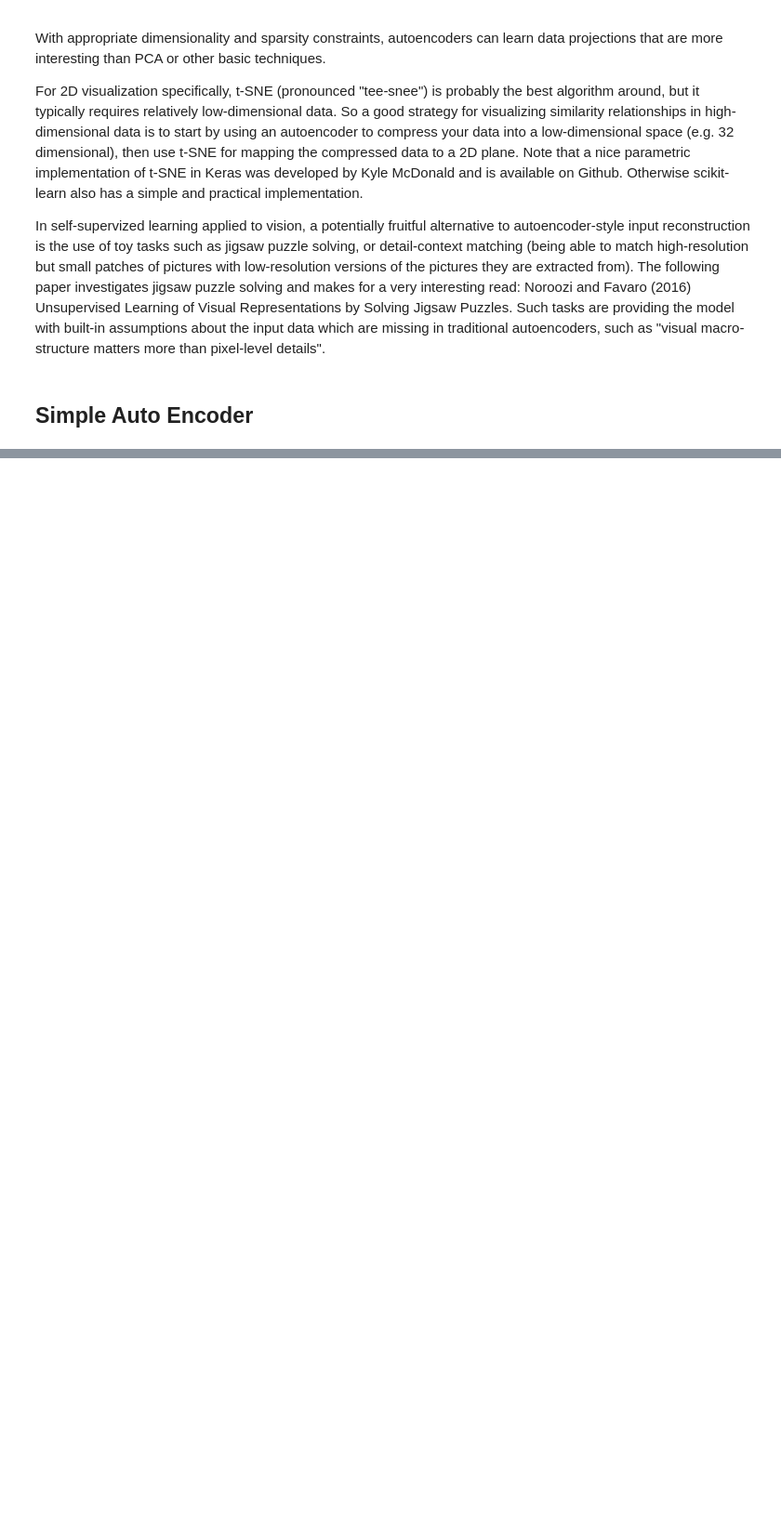
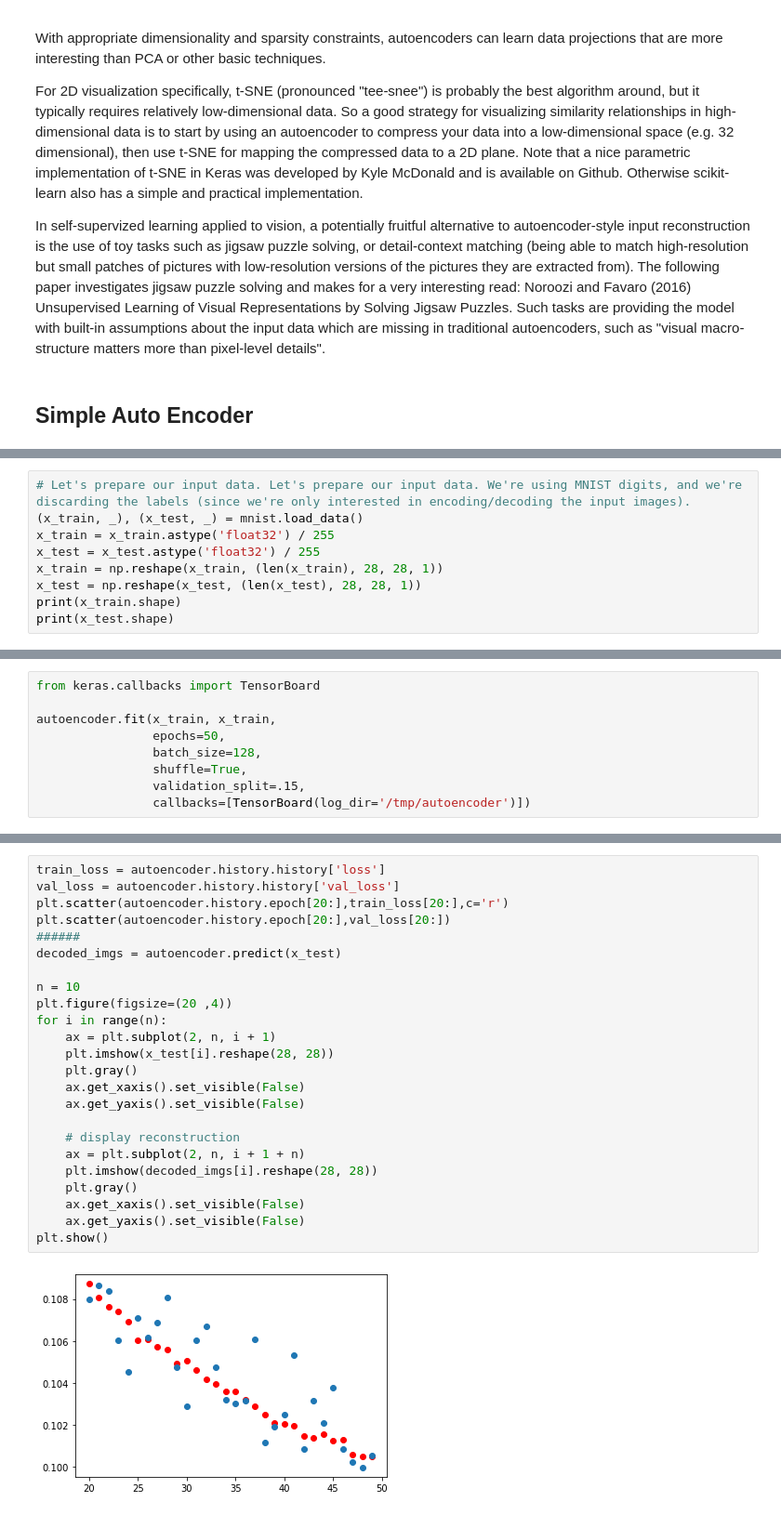
Before and after one commit to smortezavi/Auto_Encoder, a Jupyter notebook: Autoencoder_Basics.ipynb, the cells around one changed output, grey strips where cells are left out. Shown at 93% size. Drawn from its saved outputs; the diff is of its cells as text; blank space fills up the shorter version.

```diff
--- a/Autoencoder_Basics.ipynb
+++ b/Autoencoder_Basics.ipynb
@@ -169,0 +426,9 @@ array([ 3.7831326 ,  8.465745  , 10.284867  ,  1.4069859 ,  7.680278  ,
+# %%
+# Let's prepare our input data. Let's prepare our input data. We're using MNIST digits, and we're discarding the labels (since we're only interested in encoding/decoding the input images).
+(x_train, _), (x_test, _) = mnist.load_data()
+x_train = x_train.astype('float32') / 255
+x_test = x_test.astype('float32') / 255
+x_train = np.reshape(x_train, (len(x_train), 28, 28, 1))
+x_test = np.reshape(x_test, (len(x_test), 28, 28, 1))
+print(x_train.shape)
+print(x_test.shape)
@@ -169,0 +440,9 @@ array([ 3.7831326 ,  8.465745  , 10.284867  ,  1.4069859 ,  7.680278  ,
+# %%
+from keras.callbacks import TensorBoard
+
+autoencoder.fit(x_train, x_train,
+                epochs=50,
+                batch_size=128,
+                shuffle=True,
+                validation_split=.15,
+                callbacks=[TensorBoard(log_dir='/tmp/autoencoder')])
@@ -169,0 +468,26 @@ array([ 3.7831326 ,  8.465745  , 10.284867  ,  1.4069859 ,  7.680278  ,
+# %%
+train_loss = autoencoder.history.history['loss']
+val_loss = autoencoder.history.history['val_loss']
+plt.scatter(autoencoder.history.epoch[20:],train_loss[20:],c='r')
+plt.scatter(autoencoder.history.epoch[20:],val_loss[20:])
+######
+decoded_imgs = autoencoder.predict(x_test)
+
+n = 10
+plt.figure(figsize=(20 ,4))
+for i in range(n):
+    ax = plt.subplot(2, n, i + 1)
+    plt.imshow(x_test[i].reshape(28, 28))
+    plt.gray()
+    ax.get_xaxis().set_visible(False)
+    ax.get_yaxis().set_visible(False)
+
+    # display reconstruction
+    ax = plt.subplot(2, n, i + 1 + n)
+    plt.imshow(decoded_imgs[i].reshape(28, 28))
+    plt.gray()
+    ax.get_xaxis().set_visible(False)
+    ax.get_yaxis().set_visible(False)
+plt.show()
+# %% [output]
+[figure, added]
```
Also changed, not shown: parts of 43 cells of this notebook, 1 other file.
